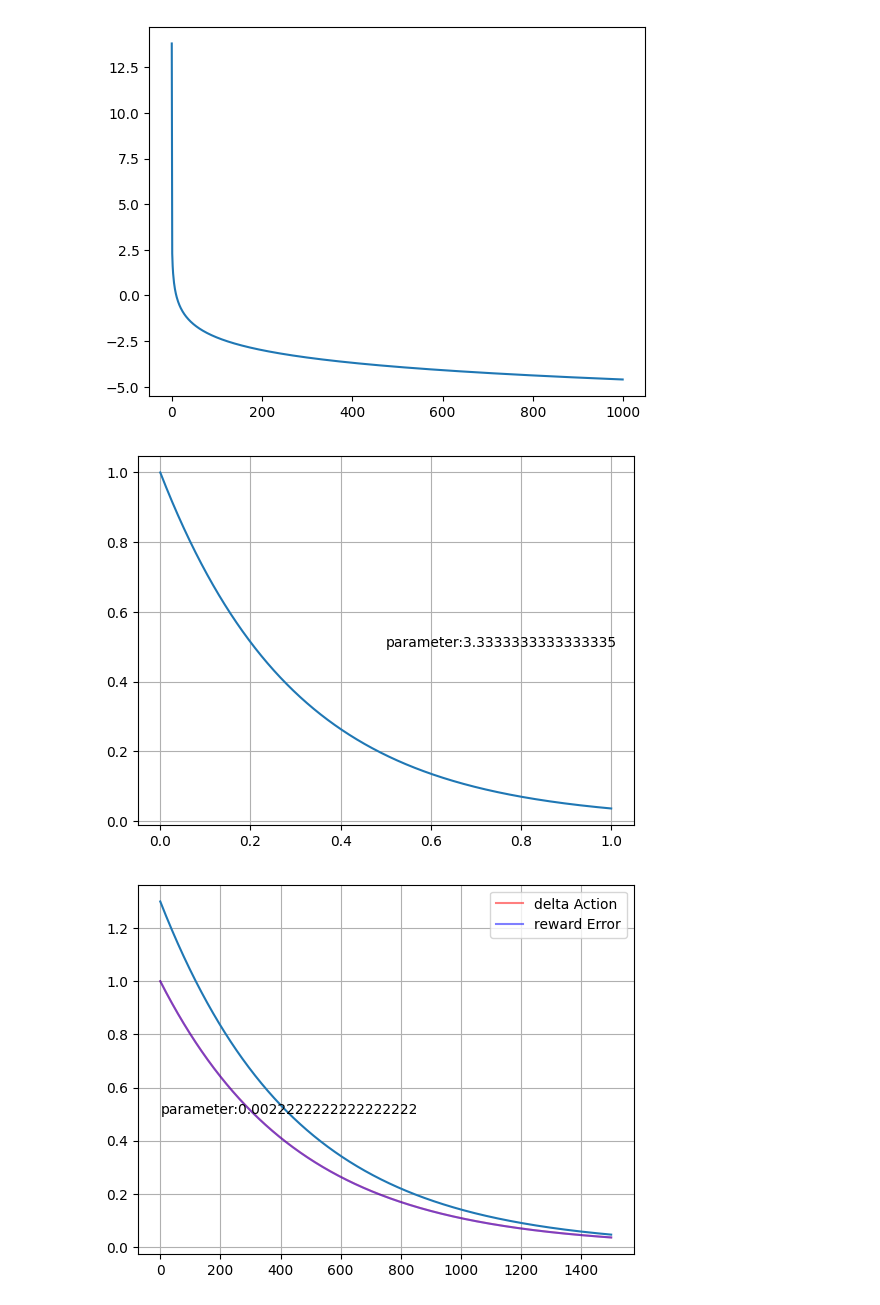
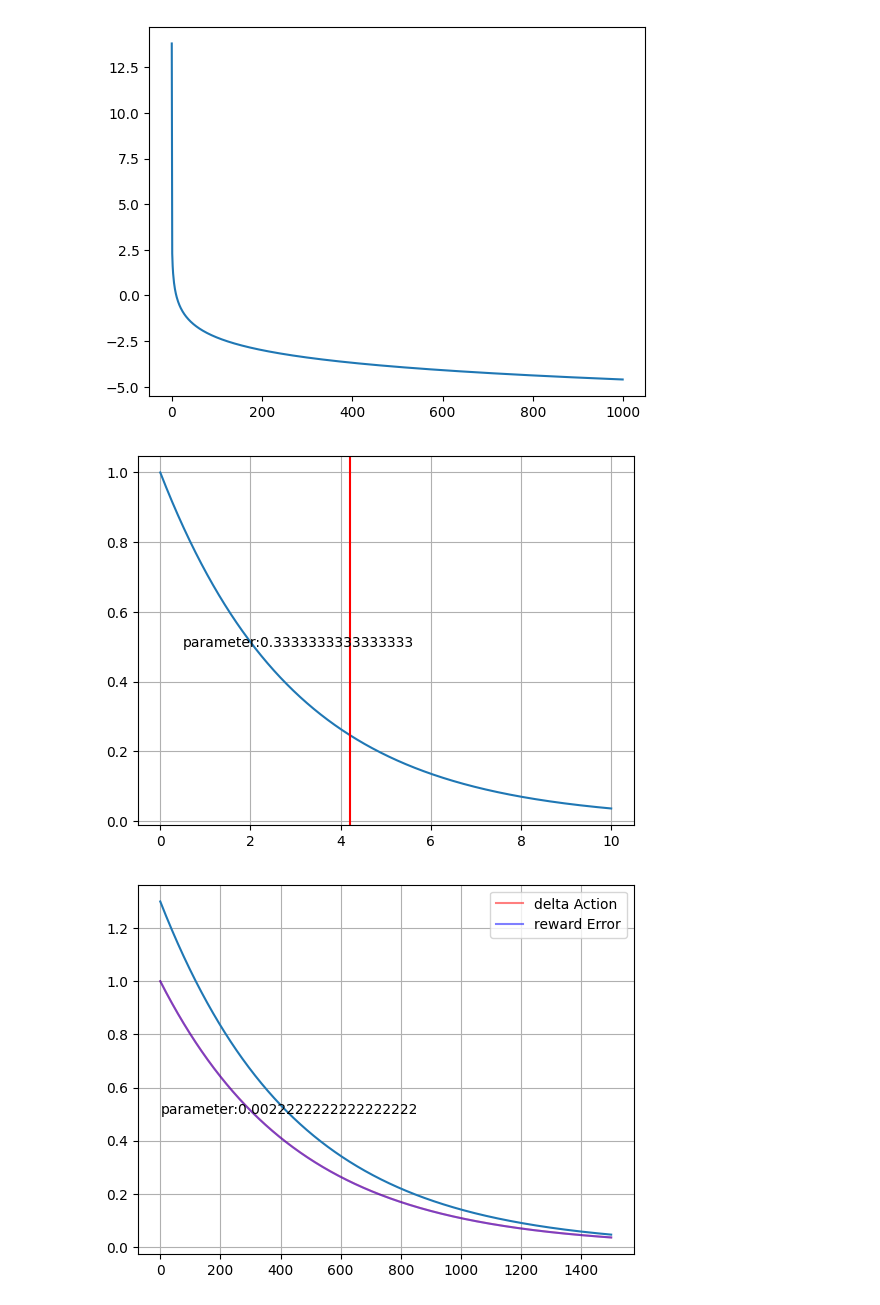
Before and after one commit to MizuSakura/AI_controller, a Jupyter notebook: reward.ipynb, the cells around one changed output. Drawn from its saved outputs; the diff is of its cells as text; code cells hidden in the pictures.

```diff
--- a/reward.ipynb
+++ b/reward.ipynb
@@ -104,19 +104,25 @@ plt.plot(reward)
 # %%
 import numpy as np
 import matplotlib.pyplot as plt
 
-Max_error = 1
+Max_error = 10
 parameter = Max_error / (0.3 * Max_error**2)
 error = np.linspace(0,Max_error,1000)
 reward = np.exp(-(parameter)*(error))
 p = error
+
+setpoint = 5
+state = 0.8
+erorr_user = setpoint - state
+
 plt.plot(p,reward)
+plt.axvline(erorr_user,color= 'r')
 plt.text(0.5,0.5,f"parameter:{parameter}")
 plt.grid()
 plt.show()
 #Max 1 = 1/0.3 = 3.333 , 10= 10/30 = 0.333 ,100 = 100/3000 = 0.033
 # %% [output]
-[figure, old version]
+[figure, new version]
 # %%
 import numpy as np
 import matplotlib.pyplot as plt
```
Also changed, not shown: 1 other file.
